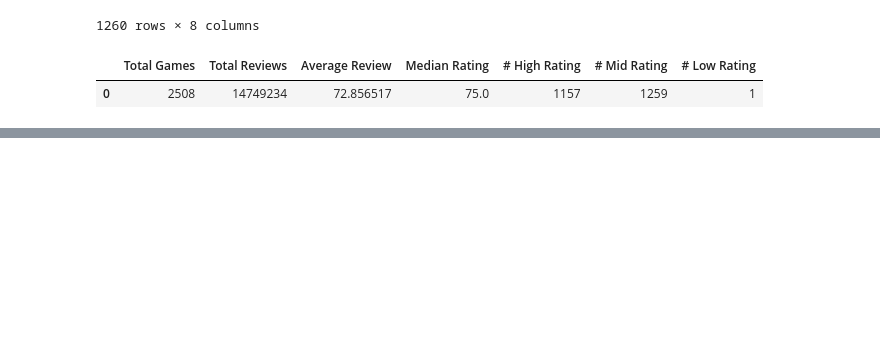
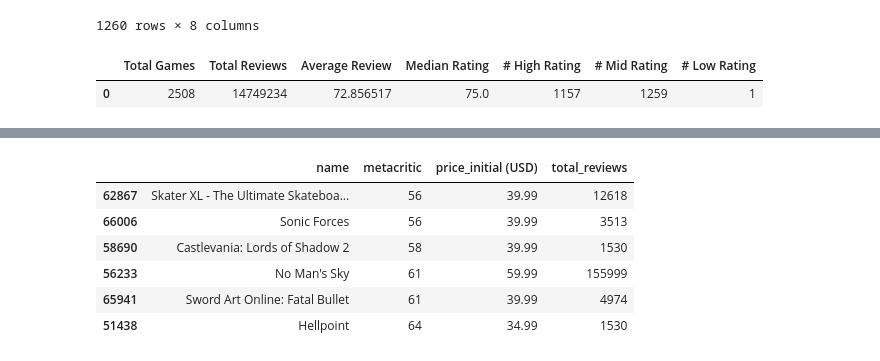
Before and after one commit to learned2/steam-games-25, a Jupyter notebook: Main/steam.ipynb, the cells around one changed output, grey strips where cells are left out. Cells and saved outputs as stored; diff of their text form; code cells hidden in the pictures; blank space fills up the shorter version.

Commit message:
Added worst dataframe

```diff
--- a/Main/steam.ipynb
+++ b/Main/steam.ipynb
@@ -277 +286,18 @@ best_value.head(10)
 | 24932 | Total Annihilation | 86 | 4.99 | 2254 |
+# %%
+#Worst value games
+
+worst_value = steam_df[
+    (steam_df['metacritic'] < 65) & (steam_df['price_initial (USD)'] > 30) & (steam_df['total_reviews'] > 1500)
+][['name', 'metacritic', 'price_initial (USD)', 'total_reviews']]
+
+worst_value = worst_value.sort_values(['metacritic'], ascending = True)
+worst_value.head(10)
+# %% [output]
+|  | name | metacritic | price_initial (USD) | total_reviews |
+| 62867 | Skater XL - The Ultimate Skateboa... | 56 | 39.99 | 12618 |
+| 66006 | Sonic Forces | 56 | 39.99 | 3513 |
+| 58690 | Castlevania: Lords of Shadow 2 | 58 | 39.99 | 1530 |
+| 56233 | No Man's Sky | 61 | 59.99 | 155999 |
+| 65941 | Sword Art Online: Fatal Bullet | 61 | 39.99 | 4974 |
+| 51438 | Hellpoint | 64 | 34.99 | 1530 |
```
Also changed, not shown: parts of 3 cells of this notebook.
